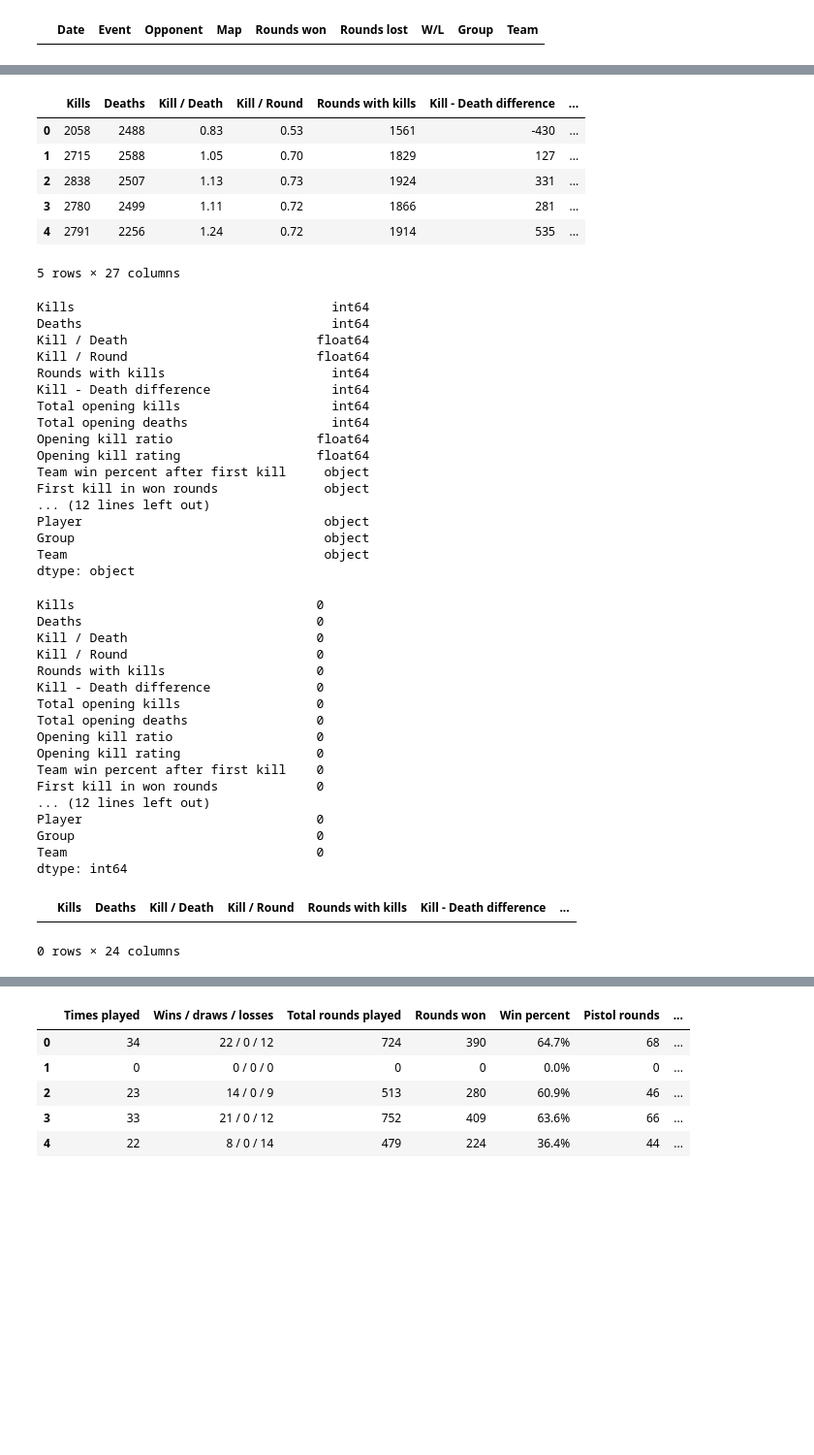
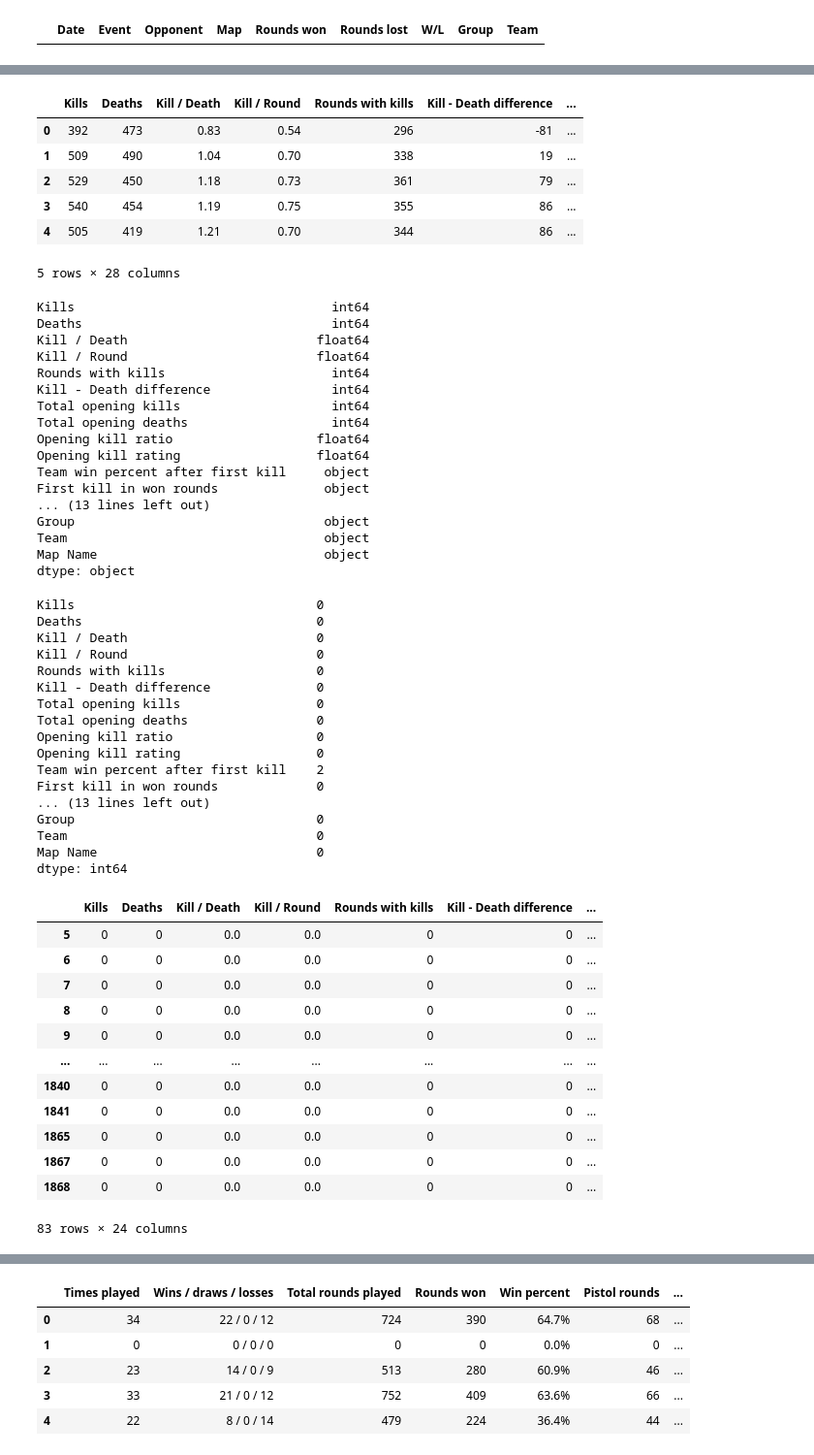
Before and after one commit to Jimenez73/Proyecto-Semestral-Grupo-13, a Jupyter notebook: predicciones.ipynb, the cells around one changed output, grey strips where cells are left out. Shown at 97% size. Drawn from its saved outputs; the diff is of its cells as text; code cells hidden in the pictures; blank space fills up the shorter version.

```diff
--- a/predicciones.ipynb
+++ b/predicciones.ipynb
@@ -13,6 +15,6 @@ Cargamos los datos extraidos previamente con web scraping y la clase ``HltvScrap
 data = "WebScraping/Data/"
 
 df_matches = pd.read_csv(data + "matches_played_by_team.csv")
-df_players = pd.read_csv(data + "players_stats_by_team.csv")
+df_players = pd.read_csv(data + "players_stats.csv")
 df_teams   = pd.read_csv(data + "teams_stats_by_map.csv")
 # %% [markdown]
@@ -87,12 +89,12 @@ df_dups
 df_players.head()
 # %% [output]
 |  | Kills | Deaths | Kill / Death | Kill / Round | Rounds with kills | Kill - Death difference | ... |
-| 0 | 2058 | 2488 | 0.83 | 0.53 | 1561 | -430 | ... |
-| 1 | 2715 | 2588 | 1.05 | 0.70 | 1829 | 127 | ... |
-| 2 | 2838 | 2507 | 1.13 | 0.73 | 1924 | 331 | ... |
-| 3 | 2780 | 2499 | 1.11 | 0.72 | 1866 | 281 | ... |
-| 4 | 2791 | 2256 | 1.24 | 0.72 | 1914 | 535 | ... |
+| 0 | 392 | 473 | 0.83 | 0.54 | 296 | -81 | ... |
+| 1 | 509 | 490 | 1.04 | 0.70 | 338 | 19 | ... |
+| 2 | 529 | 450 | 1.18 | 0.73 | 361 | 79 | ... |
+| 3 | 540 | 454 | 1.19 | 0.75 | 355 | 86 | ... |
+| 4 | 505 | 419 | 1.21 | 0.70 | 344 | 86 | ... |
-5 rows × 27 columns
+5 rows × 28 columns
 # %%
 df_players.dtypes
 # %% [output]
@@ -108,14 +110,14 @@ Opening kill ratio                   float64
 Opening kill rating                  float64
 Team win percent after first kill     object
 First kill in won rounds              object
-... (12 lines left out)
-Player                                object
+... (13 lines left out)
 Group                                 object
 Team                                  object
+Map Name                              object
 dtype: object
 # %%
 columns_to_float = ["Team win percent after first kill", "First kill in won rounds"]
-columns_to_category = ["Player", "Group", "Team"]
+columns_to_category = ["Player", "Group", "Team", "Map Name"]
 
 for col in columns_to_float:
     df_players[col] = df_players[col].str.strip("%").astype(float)
@@ -135,17 +137,28 @@ Total opening kills                  0
 Total opening deaths                 0
 Opening kill ratio                   0
 Opening kill rating                  0
-Team win percent after first kill    0
+Team win percent after first kill    2
 First kill in won rounds             0
-... (12 lines left out)
-Player                               0
+... (13 lines left out)
 Group                                0
 Team                                 0
+Map Name                             0
 dtype: int64
 # %%
-df_dups = df_players.iloc[:, :-3]
+df_dups = df_players.iloc[:, :-4]
 df_dups = df_dups[df_dups.duplicated(keep=False)]
 df_dups
 # %% [output]
 |  | Kills | Deaths | Kill / Death | Kill / Round | Rounds with kills | Kill - Death difference | ... |
+| 5 | 0 | 0 | 0.0 | 0.0 | 0 | 0 | ... |
+| 6 | 0 | 0 | 0.0 | 0.0 | 0 | 0 | ... |
+| 7 | 0 | 0 | 0.0 | 0.0 | 0 | 0 | ... |
+| 8 | 0 | 0 | 0.0 | 0.0 | 0 | 0 | ... |
+| 9 | 0 | 0 | 0.0 | 0.0 | 0 | 0 | ... |
+| ... | ... | ... | ... | ... | ... | ... | ... |
+| 1840 | 0 | 0 | 0.0 | 0.0 | 0 | 0 | ... |
+| 1841 | 0 | 0 | 0.0 | 0.0 | 0 | 0 | ... |
+| 1865 | 0 | 0 | 0.0 | 0.0 | 0 | 0 | ... |
+| 1867 | 0 | 0 | 0.0 | 0.0 | 0 | 0 | ... |
+| 1868 | 0 | 0 | 0.0 | 0.0 | 0 | 0 | ... |
-0 rows × 24 columns
+83 rows × 24 columns
```
Also changed, not shown: parts of 30 cells of this notebook, 5 other files.
